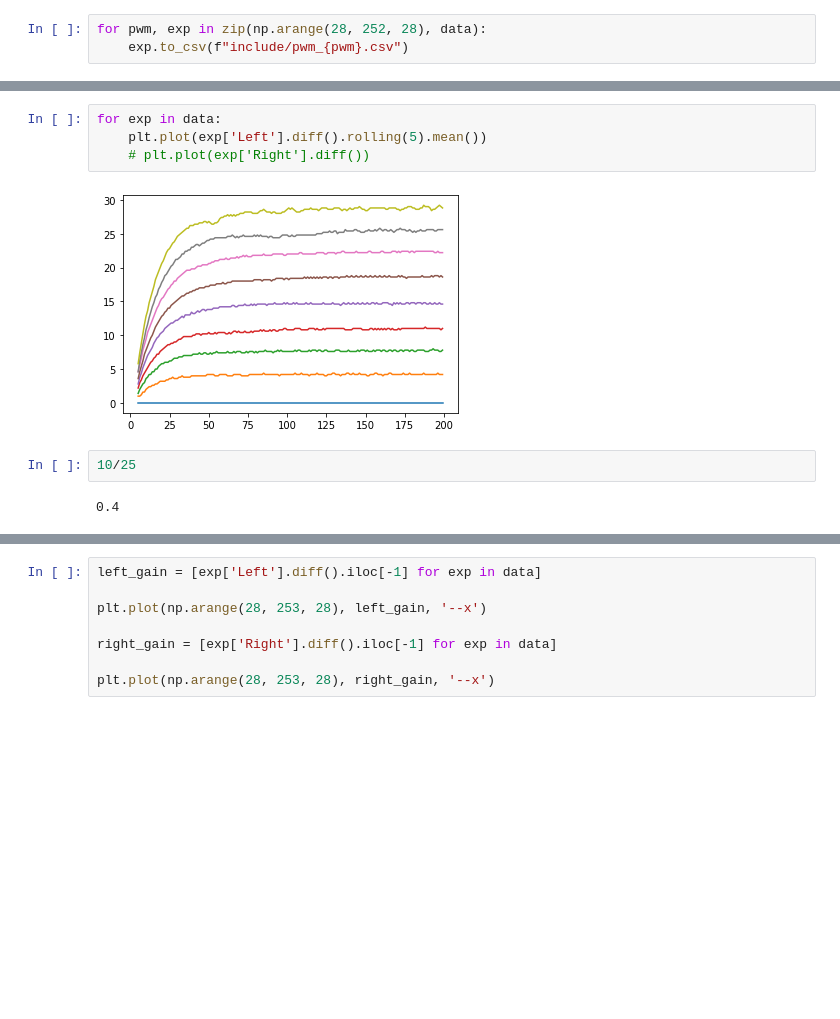
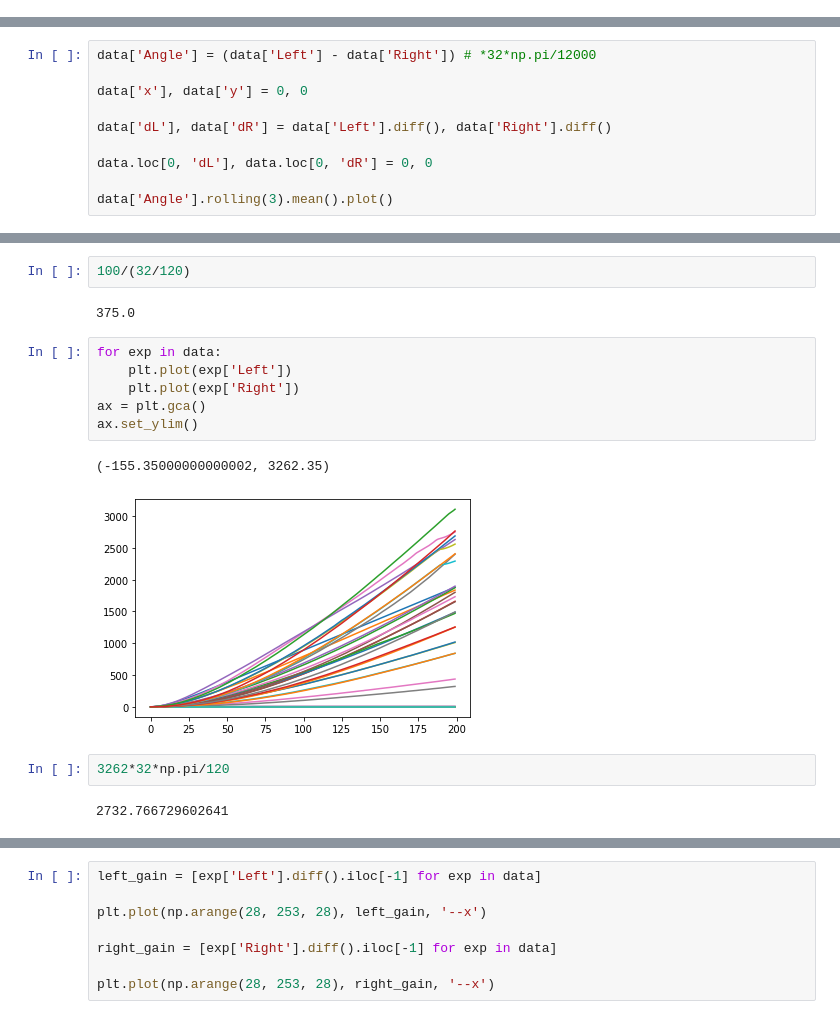
Before and after one commit to Vini-002/feed-Forward-test, a Jupyter notebook: processing.ipynb, the cells around one changed output, grey strips where cells are left out. Cells and saved outputs as stored; diff of their text form; blank space fills up the shorter version.

```diff
--- a/processing.ipynb
+++ b/processing.ipynb
@@ -33,3 +36,0 @@ data
-# %%
-for pwm, exp in zip(np.arange(28, 252, 28), data):
-    exp.to_csv(f"include/pwm_{pwm}.csv")
@@ -35,0 +43,10 @@ for pwm, exp in zip(np.arange(28, 252, 28), data):
+# %%
+data['Angle'] = (data['Left'] - data['Right']) # *32*np.pi/12000
+
+data['x'], data['y'] = 0, 0
+
+data['dL'], data['dR'] = data['Left'].diff(), data['Right'].diff()
+
+data.loc[0, 'dL'], data.loc[0, 'dR'] = 0, 0
+
+data['Angle'].rolling(3).mean().plot()
@@ -36,10 +61,17 @@ for pwm, exp in zip(np.arange(28, 252, 28), data):
+# %%
+100/(32/120)
+# %% [output]
+375.0
 # %%
 for exp in data:
-    plt.plot(exp['Left'].diff().rolling(5).mean())
-    # plt.plot(exp['Right'].diff())
+    plt.plot(exp['Left'])
+    plt.plot(exp['Right'])
+ax = plt.gca()
+ax.set_ylim()
 # %% [output]
+(-155.35000000000002, 3262.35)
-[figure, old version]
+[figure, new version]
-# %%
-10/25
-# %% [output]
-0.4
+# %%
+3262*32*np.pi/120
+# %% [output]
+2732.766729602641
```
Also changed, not shown: parts of 10 cells of this notebook.
